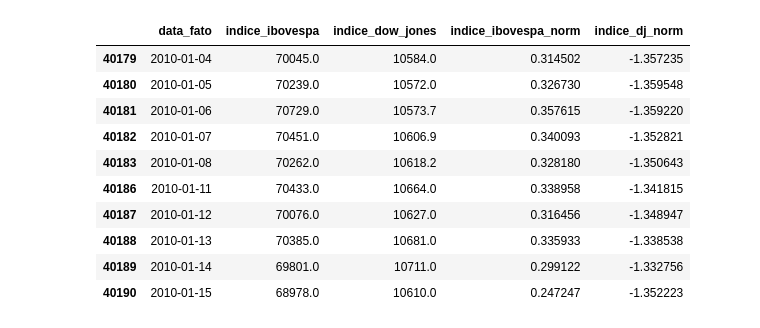
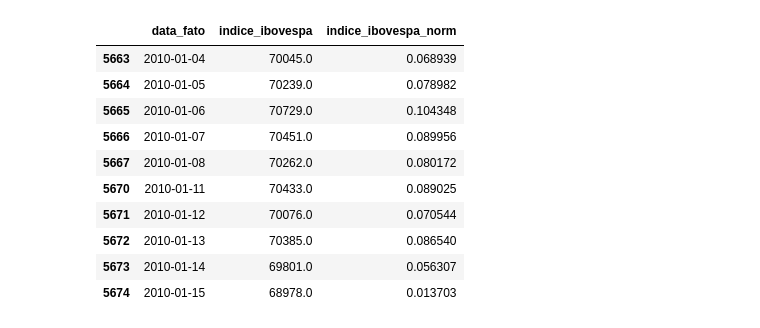
Before and after one commit to BragaWill/fechamento-ibovespa-python, a Jupyter notebook: analise_ibov.ipynb, the cells around one changed output. Saved outputs shown, nothing was run; the diff lists cells and outputs as text; code cells hidden in the pictures.

```diff
--- a/analise_ibov.ipynb
+++ b/analise_ibov.ipynb
@@ -25,6 +31,6 @@ dataset
 # %%
 # Preparação dos dados
-dataset.columns = ['data_fato','indice_ibovespa','indice_dow_jones', '?']
+dataset.columns = ['data_fato','indice_ibovespa', '?']
 dataset.drop('?', inplace=True, axis=1)
 dataset = dataset.dropna()
 dataset
@@ -45,6 +51,6 @@ dataset
 # %%
 import seaborn as sns
 sns.set(rc={'figure.figsize':(25,10)})
-dataset.set_index('data_fato').plot(y=['indice_ibovespa', 'indice_dow_jones'] ,fontsize=20,linewidth=1 , logy=True)
+dataset.set_index('data_fato').plot(y=['indice_ibovespa'] ,fontsize=20,linewidth=1 , logy=True)
 # %% [output]
 <matplotlib.axes._subplots.AxesSubplot at 0x...>
@@ -52,7 +58,7 @@ dataset.set_index('data_fato').plot(y=['indice_ibovespa', 'indice_dow_jones'] ,f
 # %%
-# Restringir periodo entre 02/01/2010 - 02/01/2020
+# Restringir periodo
 dataset['data_fato'] = pd.to_datetime(dataset['data_fato'], format='%d/%m/%Y')
-periodo = (dataset['data_fato']>'01/02/2010') & (dataset['data_fato'] < '01/03/2020')
+periodo = (dataset['data_fato']>'01/02/2010') & (dataset['data_fato'] < '11/03/2021')
 dataset_2 = dataset[periodo].copy()
 dataset_2
 # %% [output]
@@ -76,5 +82,5 @@ See the caveats in the documentation: https://pandas.pydata.org/pandas-docs/stab
 # %%
 sns.set(rc={'figure.figsize':(20,10)})
-dataset_2.set_index('data_fato').sort_index().plot(y=['indice_ibovespa', 'indice_dow_jones'],logy=True ,fontsize=20,linewidth=1)
+dataset_2.set_index('data_fato').sort_index().plot(y=['indice_ibovespa'],logy=True ,fontsize=20,linewidth=1)
 # %% [output]
 <matplotlib.axes._subplots.AxesSubplot at 0x...>
@@ -106,32 +111,34 @@ dataset_2.set_index('data_fato').sort_index()
 # %%
 from sklearn.preprocessing import StandardScaler
 
 ibovespa_norm = dataset_2["indice_ibovespa"].values.copy()
 ibovespa_norm.shape = (len(ibovespa_norm), 1)
 
 scaler = StandardScaler()
 ibovespa_norm = scaler.fit_transform(ibovespa_norm)
 dataset_2["indice_ibovespa_norm"] = ibovespa_norm
 
+'''
 dow_jones_norm = dataset_2["indice_dow_jones"].values.copy()
 dow_jones_norm.shape = (len(dow_jones_norm), 1)
 
 scaler = StandardScaler()
 dow_jones_norm = scaler.fit_transform(dow_jones_norm)
 dataset_2["indice_dj_norm"] = dow_jones_norm
+'''
 dataset_2.head(10)
 # %% [output]
-|  | data_fato | indice_ibovespa | indice_dow_jones | indice_ibovespa_norm | indice_dj_norm |
-| 40179 | 2010-01-04 | 70045.0 | 10584.0 | 0.314502 | -1.357235 |
-| 40180 | 2010-01-05 | 70239.0 | 10572.0 | 0.326730 | -1.359548 |
-| 40181 | 2010-01-06 | 70729.0 | 10573.7 | 0.357615 | -1.359220 |
-| 40182 | 2010-01-07 | 70451.0 | 10606.9 | 0.340093 | -1.352821 |
-| 40183 | 2010-01-08 | 70262.0 | 10618.2 | 0.328180 | -1.350643 |
-| 40186 | 2010-01-11 | 70433.0 | 10664.0 | 0.338958 | -1.341815 |
-| 40187 | 2010-01-12 | 70076.0 | 10627.0 | 0.316456 | -1.348947 |
-| 40188 | 2010-01-13 | 70385.0 | 10681.0 | 0.335933 | -1.338538 |
-| 40189 | 2010-01-14 | 69801.0 | 10711.0 | 0.299122 | -1.332756 |
-| 40190 | 2010-01-15 | 68978.0 | 10610.0 | 0.247247 | -1.352223 |
+|  | data_fato | indice_ibovespa | indice_ibovespa_norm |
+| 5663 | 2010-01-04 | 70045.0 | 0.068939 |
+| 5664 | 2010-01-05 | 70239.0 | 0.078982 |
+| 5665 | 2010-01-06 | 70729.0 | 0.104348 |
+| 5666 | 2010-01-07 | 70451.0 | 0.089956 |
+| 5667 | 2010-01-08 | 70262.0 | 0.080172 |
+| 5670 | 2010-01-11 | 70433.0 | 0.089025 |
+| 5671 | 2010-01-12 | 70076.0 | 0.070544 |
+| 5672 | 2010-01-13 | 70385.0 | 0.086540 |
+| 5673 | 2010-01-14 | 69801.0 | 0.056307 |
+| 5674 | 2010-01-15 | 68978.0 | 0.013703 |
 # %%
 df_ibovespa = pd.DataFrame()
 window_size = 17
```
Also changed, not shown: parts of 26 cells of this notebook.
